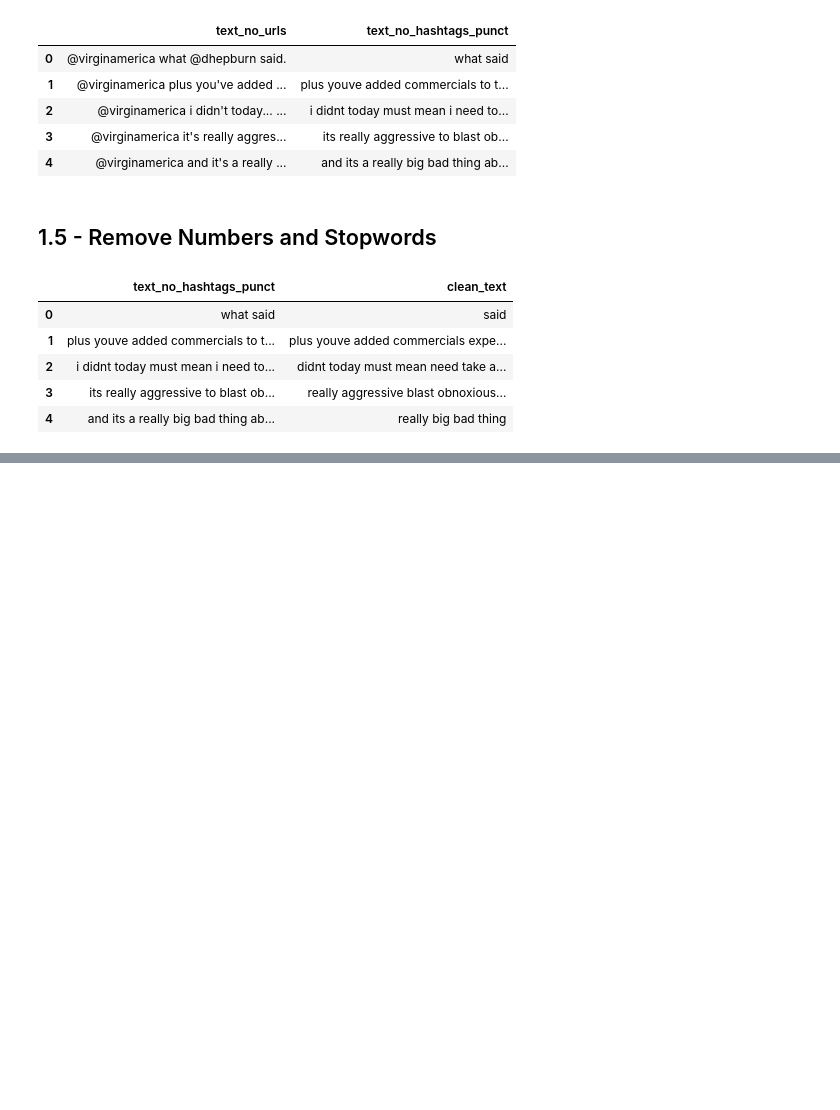
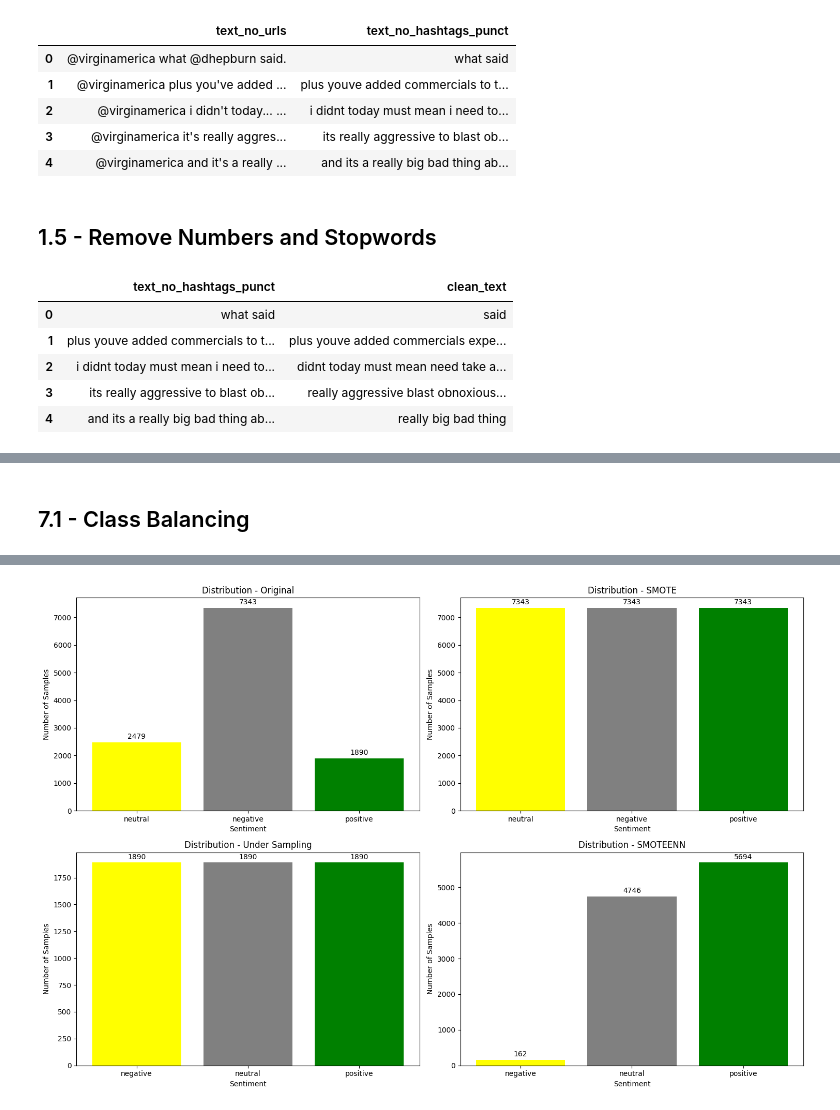
Before and after one commit to zbialaz/sentiment-analysis-airlines, a Jupyter notebook: sentiment_analysis_airlines.ipynb, the cells around one changed output, grey strips where cells are left out. Saved outputs shown, nothing was run; the diff lists cells and outputs as text; code cells hidden in the pictures; blank space fills up the shorter version.

```diff
--- a/sentiment_analysis_airlines.ipynb
+++ b/sentiment_analysis_airlines.ipynb
@@ -135,0 +327,65 @@ df[['text_no_hashtags_punct', 'clean_text']].head()
+# %% [markdown]
+## 7.1 - Class Balancing
+# %%
+print("=== APPLYING BALANCING TECHNIQUES ===\n")
+
+# First, let's split the original (unbalanced) data
+X_train_orig, X_test_orig, y_train_orig, y_test_orig = train_test_split(
+    X, y, test_size=0.2, random_state=42, stratify=y
+)
+
+print("📊 Original distribution in training set:")
+print(Counter(y_train_orig))
+
+# Technique 1: SMOTE (Synthetic Minority Oversampling Technique)
+print("\n🔄 Applying SMOTE...")
+smote = SMOTE(random_state=42)
+X_train_smote, y_train_smote = smote.fit_resample(X_train_orig, y_train_orig)
+
+print("📊 Distribution after SMOTE:")
+print(Counter(y_train_smote))
+
+# Technique 2: Random Under Sampling
+print("\n🔄 Applying Random Under Sampling...")
+undersampler = RandomUnderSampler(random_state=42)
+X_train_under, y_train_under = undersampler.fit_resample(X_train_orig, y_train_orig)
+
+print("📊 Distribution after Under Sampling:")
+print(Counter(y_train_under))
+
+# Technique 3: SMOTEENN (combination of over and under sampling)
+print("\n🔄 Applying SMOTEENN...")
+smoteenn = SMOTEENN(random_state=42)
+X_train_combined, y_train_combined = smoteenn.fit_resample(X_train_orig, y_train_orig)
+
+print("📊 Distribution after SMOTEENN:")
+print(Counter(y_train_combined))
+
+# Visualize the distributions
+techniques = ['Original', 'SMOTE', 'Under Sampling', 'SMOTEENN']
+datasets = [
+    Counter(y_train_orig),
+    Counter(y_train_smote),
+    Counter(y_train_under),
+    Counter(y_train_combined)
+]
+
+fig, axes = plt.subplots(2, 2, figsize=(15, 10))
+axes = axes.ravel()
+
+for i, (technique, data) in enumerate(zip(techniques, datasets)):
+    sentiments = list(data.keys())
+    counts = list(data.values())
+
+    axes[i].bar(sentiments, counts, color=['yellow', 'gray', 'green'])
+    axes[i].set_title(f'Distribution - {technique}')
+    axes[i].set_ylabel('Number of Samples')
+    axes[i].set_xlabel('Sentiment')
+
+    # Add values to the bars
+    for j, v in enumerate(counts):
+        axes[i].text(j, v + max(counts)*0.01, str(v), ha='center', va='bottom')
+
+plt.tight_layout()
+plt.show()
+# %% [output]
@@ -135,0 +409 @@ df[['text_no_hashtags_punct', 'clean_text']].head()
+[figure, added]
```
Also changed, not shown: parts of 44 cells of this notebook, 2 other files.
